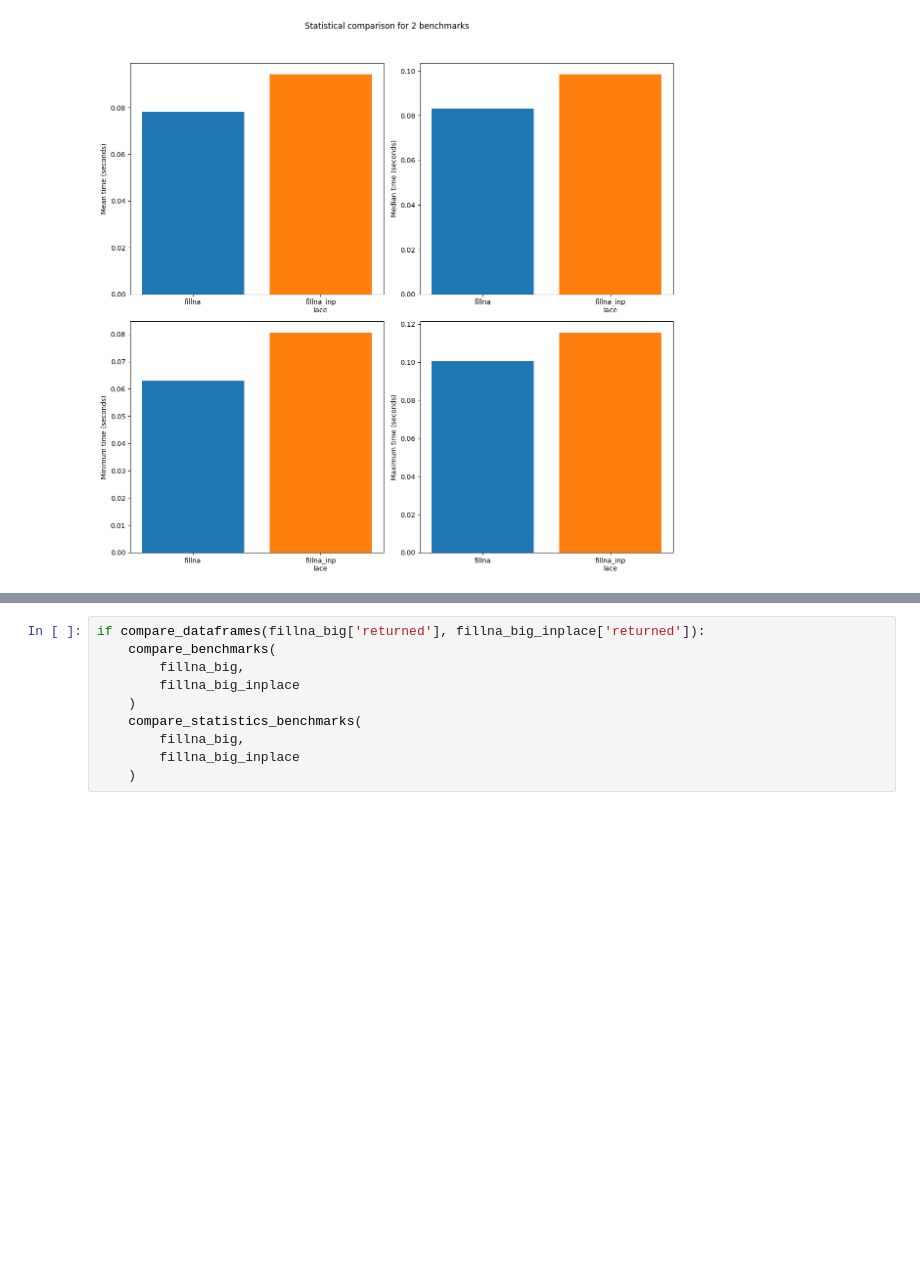
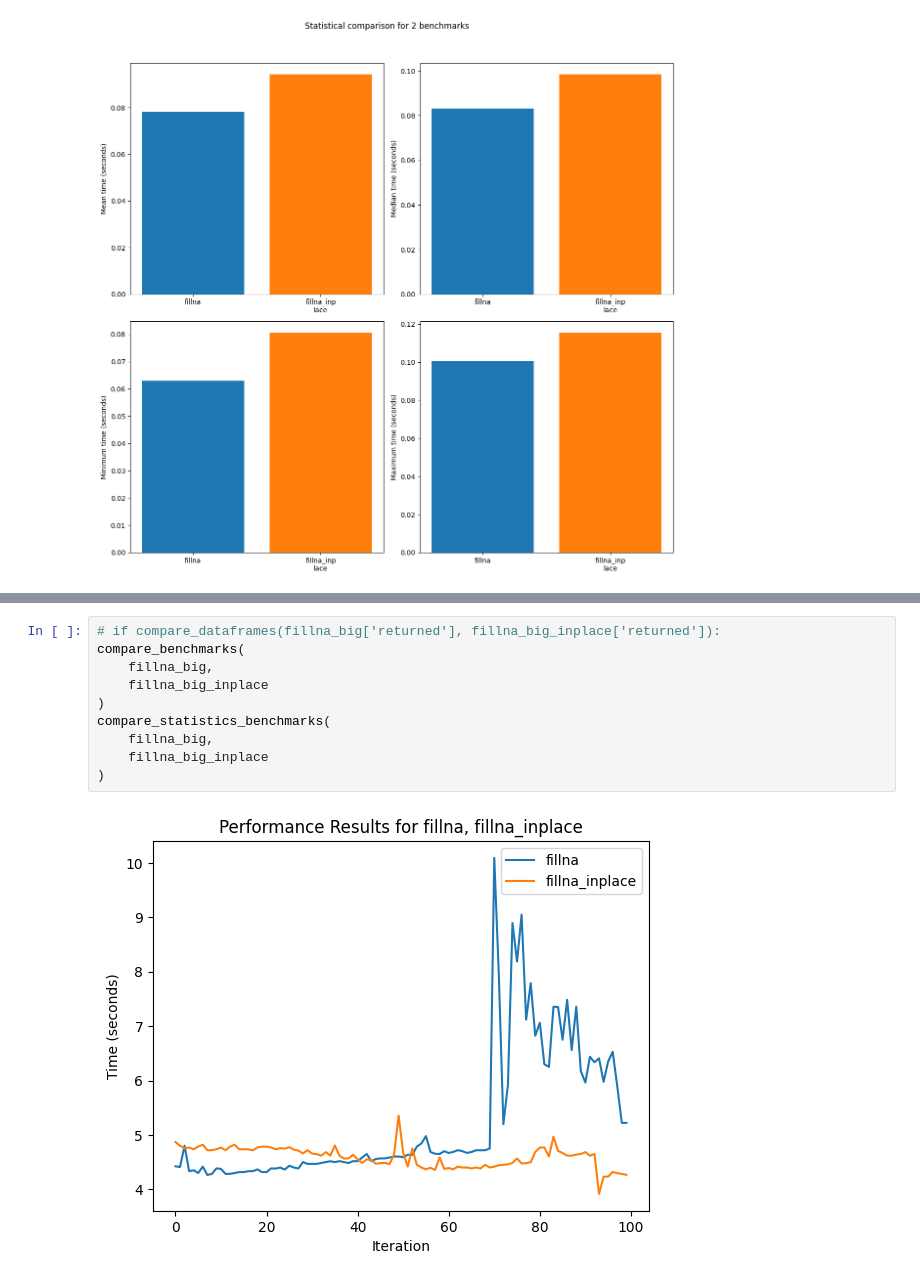
Before and after one commit to StefanHalvadzhiev/Proper-Pandas, a Jupyter notebook: notebooks/notebooks_older_python/inplace.ipynb, the cells around one changed output, grey strips where cells are left out. Saved outputs shown, nothing was run; the diff lists cells and outputs as text; blank space fills up the shorter version.

Commit message:
add: save results from inplace notebook

```diff
--- a/notebooks/notebooks_older_python/inplace.ipynb
+++ b/notebooks/notebooks_older_python/inplace.ipynb
@@ -70,10 +73,12 @@ compare_statistics_benchmarks(
 # %%
-if compare_dataframes(fillna_big['returned'], fillna_big_inplace['returned']):
-    compare_benchmarks(
-        fillna_big,
-        fillna_big_inplace
-    )
-    compare_statistics_benchmarks(
-        fillna_big,
-        fillna_big_inplace
-    )
+# if compare_dataframes(fillna_big['returned'], fillna_big_inplace['returned']):
+compare_benchmarks(
+    fillna_big,
+    fillna_big_inplace
+)
+compare_statistics_benchmarks(
+    fillna_big,
+    fillna_big_inplace
+)
+# %% [output]
+[figure, added]
```
Also changed, not shown: parts of 2 cells of this notebook.
